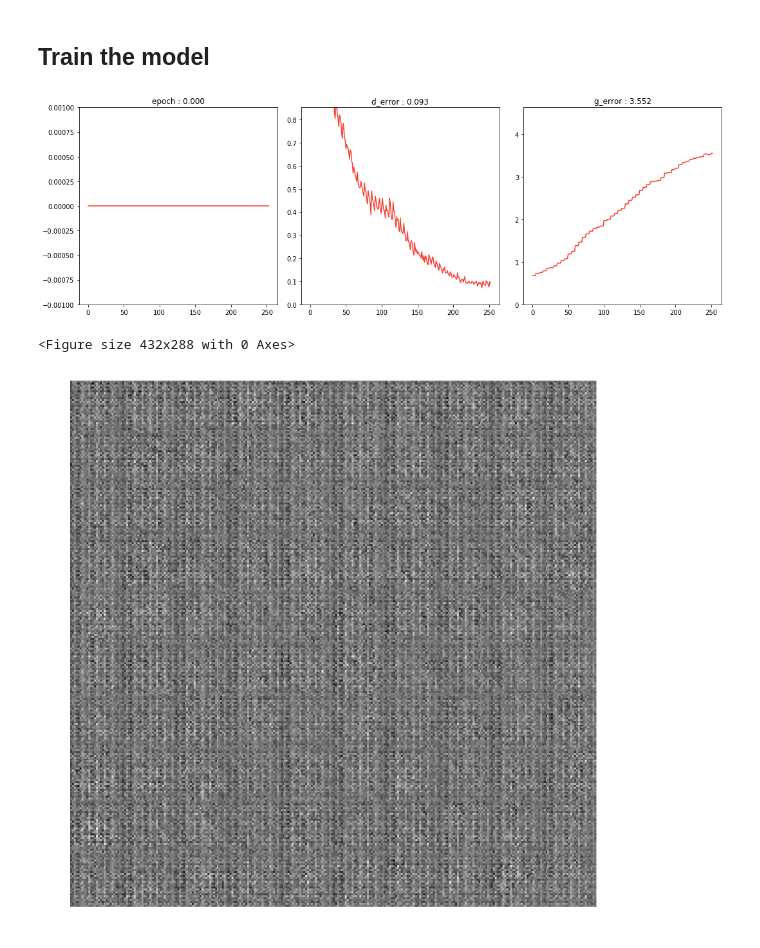
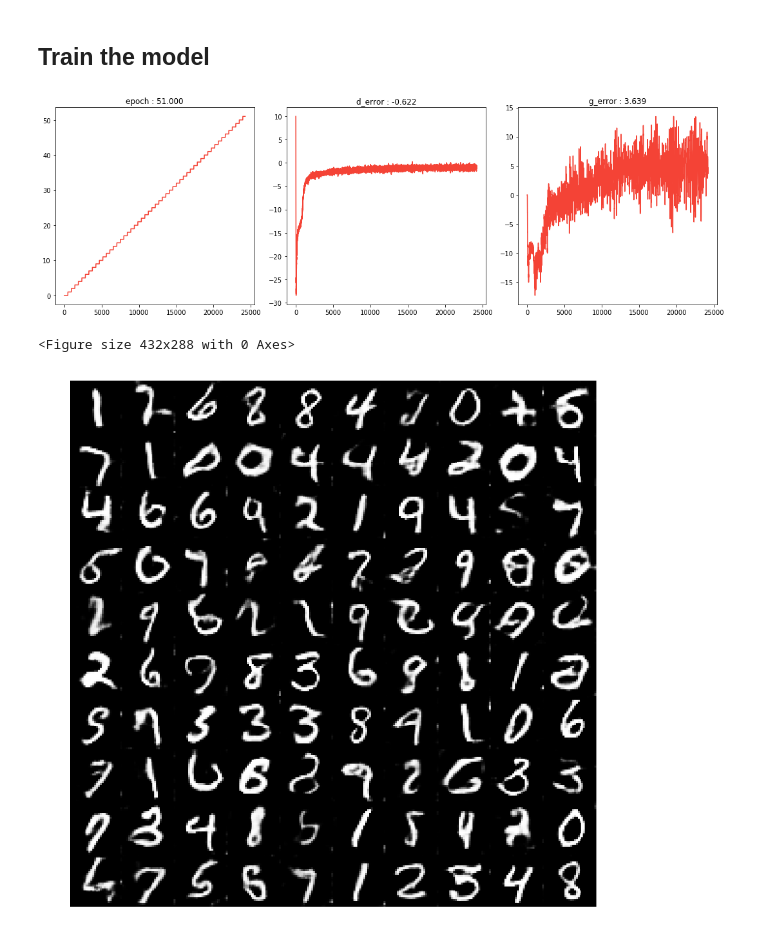
Before and after one commit to mhattingpete/GenerativeAdversarialNetworks, a Jupyter notebook: MNIST-DCGAN.ipynb, the cells around one changed output. Saved outputs shown, nothing was run; the diff lists cells and outputs as text; code cells hidden in the pictures.

```diff
--- a/MNIST-DCGAN.ipynb
+++ b/MNIST-DCGAN.ipynb
@@ -64,8 +64,8 @@ def calc_gradient_penalty(discriminator,real_data,fake_data):
 # %%
 batch_size = 128
 m = int(np.sqrt(batch_size))-1 # the sqrt of number of test samples
-lr = 1e-4
-dropout_prob = 0.3
+lr = 1e-3
+dropout_prob = 0.2
 noise_dim = 100
 output_size = 1
 clipping_value = 1e-2
@@ -80,7 +80,6 @@ discriminator = ConvDiscriminator(input_size=output_size,hidden_size=32,output_s
 # otpimizers
 g_optimizer = optim.Adam(generator.parameters(),lr=lr)
 d_optimizer = optim.Adam(discriminator.parameters(),lr=lr)
-loss_fun = nn.BCELoss()
 
 # data loader
 data_loader = DataLoader(dataset,batch_size=batch_size,shuffle=True)
@@ -88,7 +87,7 @@ data_loader = DataLoader(dataset,batch_size=batch_size,shuffle=True)
 # Create logger instance
 dis = updatable_display2(['train'],["epoch","d_error","g_error"])
 # Total number of epochs to train
-num_epochs = 200
+num_epochs = 100
 global_step = 0
 epoch = 0
 d_error = 0
@@ -100,13 +99,12 @@ def train_generator(noise,optimizer):
     '''
     Train the generator to generate realistic samples and thereby fool the discriminator
     '''
-    N = noise.size(0)
     # Reset gradients
     optimizer.zero_grad()
 
     # Sample noise and generate fake data
-    prediction = discriminator(noise).view(-1,1)
-    loss = -torch.mean(prediction)
+    prediction = discriminator(noise)
+    loss = - torch.mean(prediction)
     loss.backward()
     optimizer.step()
     return loss
@@ -117,27 +115,28 @@ def train_discriminator(real_data,fake_data,optimizer):
     '''
     Train the discriminator to distinguish between real and fake data
     '''
-    N = real_data.size(0)
     # Reset gradients
     optimizer.zero_grad()
 
     # 1.1 Train on Real Data
-    #real_data += torch.normal(mean=torch.zeros(*real_data.shape))
-    prediction_real = discriminator(real_data).view(-1,1)
-    #loss_real = loss_fun(prediction_real,true_target(N,device))
-    #loss_real.backward()
+    prediction_real = discriminator(real_data)
 
     # 1.2 Train on Fake Data
-    prediction_fake = discriminator(fake_data).view(-1,1)
-    #loss_fake = loss_fun(prediction_fake,fake_target(N,device))
-    #loss_fake.backward()
+    prediction_fake = discriminator(fake_data)
 
     # gradients penalty (Lipschitz condition) (WGAN-GP)
-    penalty = calc_gradient_penalty(discriminator,real_input, fake_input)
+    batch_size = real_data.size(0)
+    penalty = calc_gradient_penalty(discriminator,real_data.view(batch_size,-1),fake_data.view(batch_size,-1))
     loss = prediction_fake.mean() - prediction_real.mean() + penalty
+    loss.backward()
 
     # 1.3 Update weights with gradients
     optimizer.step()
+
+    # 1.4 clip D parameters (Lipschitz condition) (orignal WGAN)
+    #for p in discriminator.parameters():
+    #    p.data.clamp_(-clipping_value, clipping_value)
+
     return loss
 # %% [markdown]
 ## Train the model
@@ -180,34 +179,34 @@ try:
                 test_images = test_images.data
                 canvas = np.zeros((image_size*m,image_size*m))
                 q = 0
                 for i in range(m):
                     for j in range(m):
                         canvas[i*image_size:(i+1)*image_size,j*image_size:(j+1)*image_size] = test_images[q]
                         q += 1
-                dis.display(scale=True)
+                dis.display(scale=False)
                 plt.figure(figsize=(10,10))
                 plt.imshow(canvas,cmap='gray')
                 plt.axis("off")
                 if epoch % 50 == 0:
                     plt.savefig("Figures/GAN-MNIST-Epoch="+str(epoch)+".png")
                 plt.show()
         epoch += 1
 except:
     test_images = vec2img(generator(test_noise),image_size)
     test_images = test_images.data
     canvas = np.zeros((image_size*m,image_size*m))
     q = 0
     for i in range(m):
         for j in range(m):
             canvas[i*image_size:(i+1)*image_size,j*image_size:(j+1)*image_size] = test_images[q]
             q+=1
-    dis.display(scale=True)
+    dis.display(scale=False)
     plt.figure(figsize=(10,10))
     plt.imshow(canvas,cmap='gray')
     plt.axis("off")
     plt.savefig("Figures/DCGAN-MNIST.png")
     plt.show()
 # %% [output]
-[figure, old version]
+[figure, new version]
 <Figure size 432x288 with 0 Axes>
-[figure, old version]
+[figure, new version]
```
Also changed, not shown: parts of 2 cells of this notebook.
